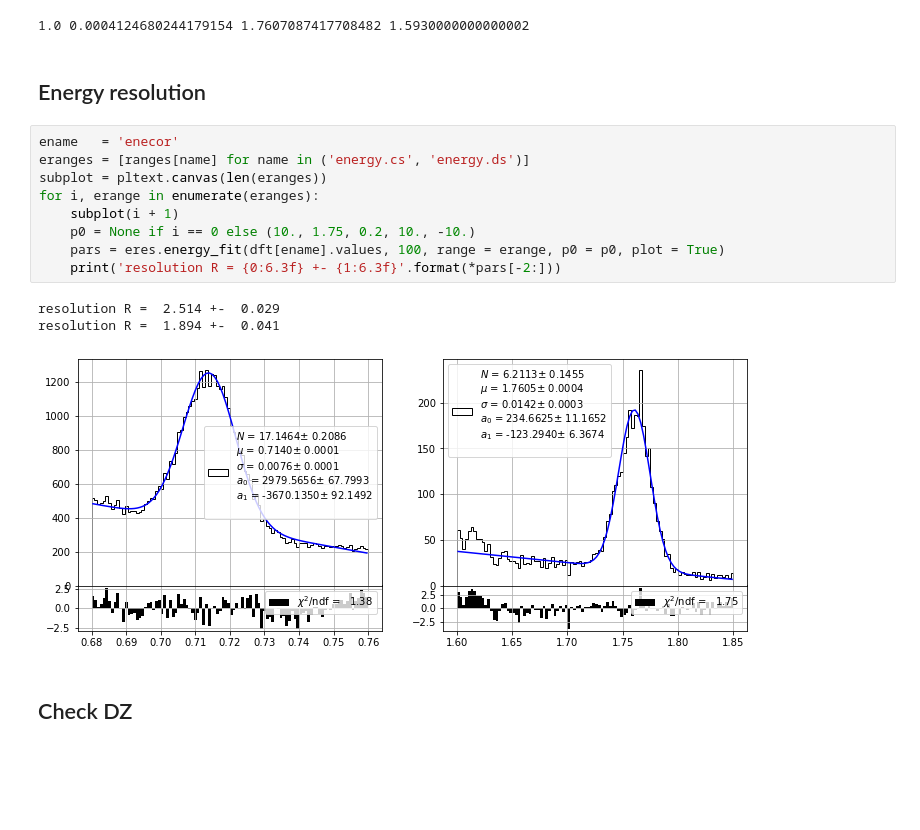
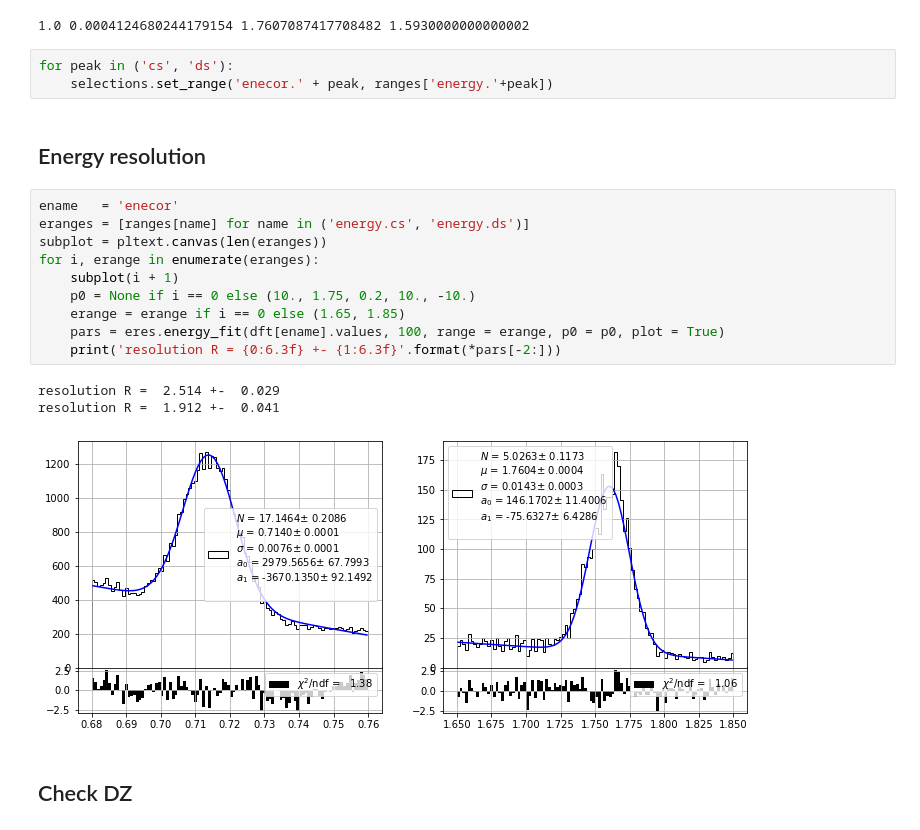
Before and after one commit to jahernando/next, a Jupyter notebook: NB/demo/demo_energy_resolution_run7.ipynb, the cells around one changed output. Cells and saved outputs as stored; diff of their text form; blank space fills up the shorter version.

```diff
--- a/NB/demo/demo_energy_resolution_run7.ipynb
+++ b/NB/demo/demo_energy_resolution_run7.ipynb
@@ -170,21 +170,25 @@ enecor  = eres.dz_energy_correction(ene, dz, alpha, scale)
 dft.enecor = np.copy(enecor)
 # %% [output]
 1.0 0.0004124680244179154 1.7607087417708482 1.5930000000000002
+# %%
+for peak in ('cs', 'ds'):
+    selections.set_range('enecor.' + peak, ranges['energy.'+peak])
 # %% [markdown]
 ## Energy resolution
 # %%
 ename   = 'enecor'
 eranges = [ranges[name] for name in ('energy.cs', 'energy.ds')]
 subplot = pltext.canvas(len(eranges))
 for i, erange in enumerate(eranges):
     subplot(i + 1)
     p0 = None if i == 0 else (10., 1.75, 0.2, 10., -10.)
+    erange = erange if i == 0 else (1.65, 1.85)
     pars = eres.energy_fit(dft[ename].values, 100, range = erange, p0 = p0, plot = True)
     print('resolution R = {0:6.3f} +- {1:6.3f}'.format(*pars[-2:]))
 # %% [output]
 resolution R =  2.514 +-  0.029
-resolution R =  1.894 +-  0.041
+resolution R =  1.912 +-  0.041
-[figure, old version]
+[figure, new version]
 # %% [markdown]
 ## Check DZ
 # %%
```
Also changed, not shown: parts of 4 cells of this notebook, 1 other file.
